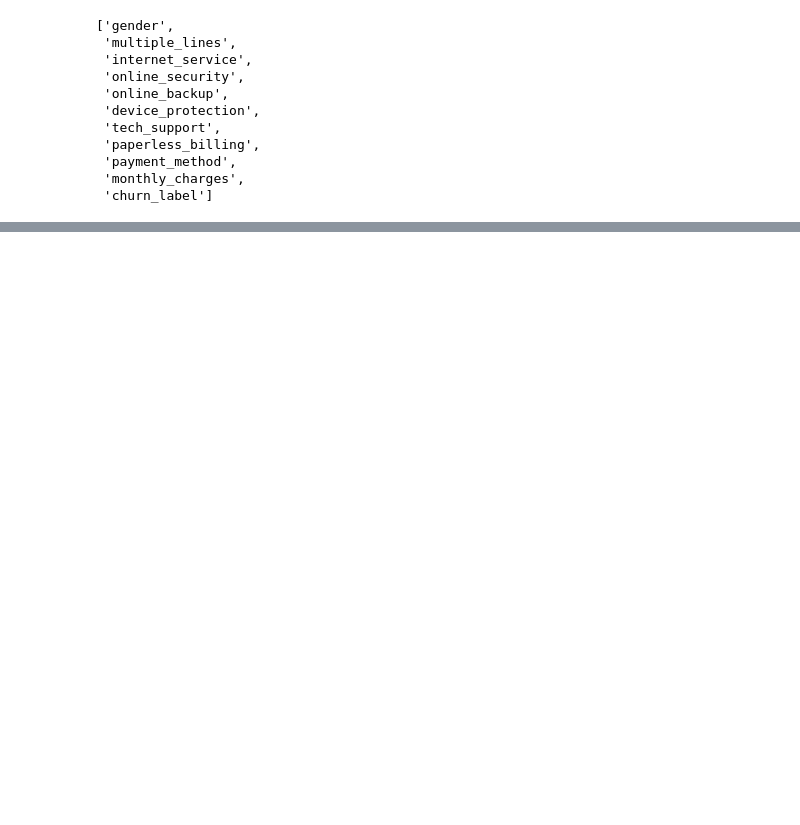
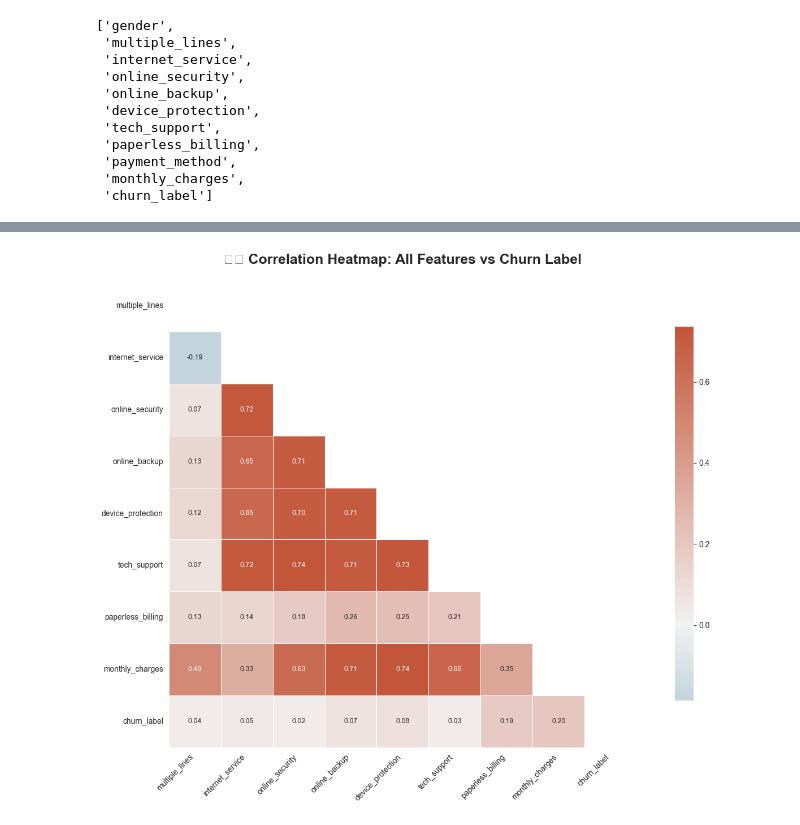
Before and after one commit to skarshad1928/Python, a Jupyter notebook: NSDC INTERNSHIP/Work2.ipynb, the cells around one changed output, grey strips where cells are left out. Saved outputs shown, nothing was run; the diff lists cells and outputs as text; code cells hidden in the pictures; blank space fills up the shorter version.

```diff
--- a/NSDC INTERNSHIP/Work2.ipynb
+++ b/NSDC INTERNSHIP/Work2.ipynb
@@ -586,0 +648,3 @@ KeyError: "['gender'] not found in axis"
+# %%
+df=df.drop("payment_method",axis=1)
+df.info()
@@ -586,0 +668,35 @@ KeyError: "['gender'] not found in axis"
+# %%
+import matplotlib.pyplot as plt
+import seaborn as sns
+import numpy as np
+
+plt.figure(figsize=(14, 10))
+sns.set_style("white")
+corr_matrix=df.corr()
+# Create a mask for the upper triangle (to avoid redundancy)
+mask = np.triu(np.ones_like(corr_matrix, dtype=bool))
+
+# Define colormap and custom center
+cmap = sns.diverging_palette(230, 20, as_cmap=True)
+
+# Plot heatmap
+sns.heatmap(
+    corr_matrix,
+    mask=mask,
+    annot=True,
+    fmt=".2f",
+    cmap=cmap,
+    center=0,
+    square=True,
+    linewidths=.5,
+    cbar_kws={"shrink": .8},
+    annot_kws={"size": 9}
+)
+
+plt.title('🌡️ Correlation Heatmap: All Features vs Churn Label', fontsize=18, fontweight='bold', pad=20)
+plt.xticks(rotation=45, ha='right', fontsize=10)
+plt.yticks(fontsize=10)
+plt.tight_layout()
+plt.show()
+# %% [output]
+[figure, added]
```
Also changed, not shown: parts of 11 cells of this notebook.
